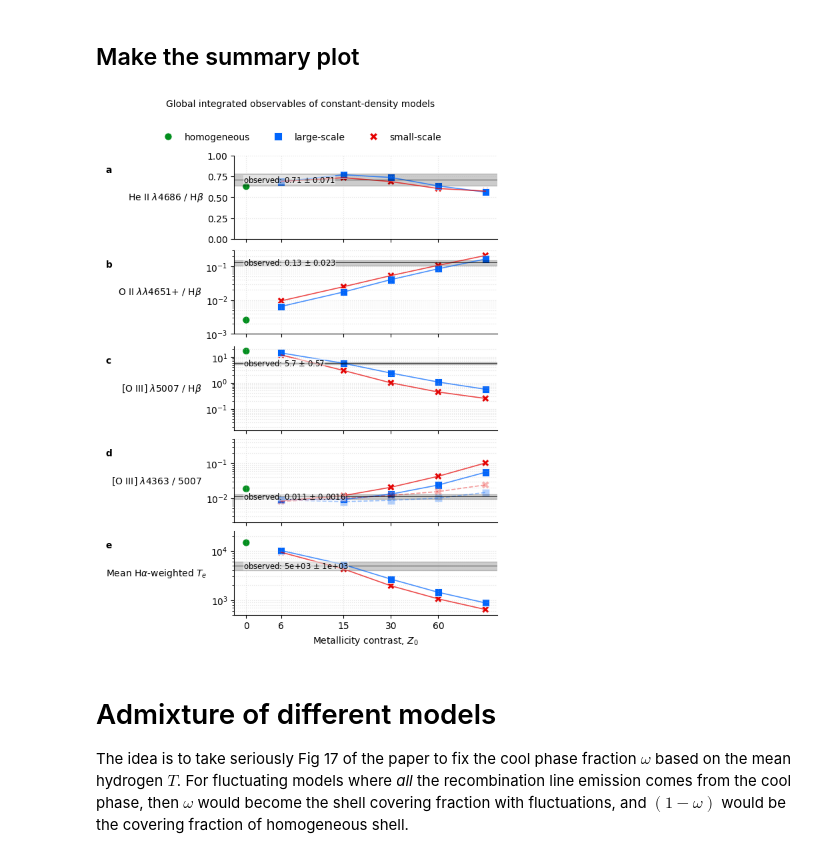
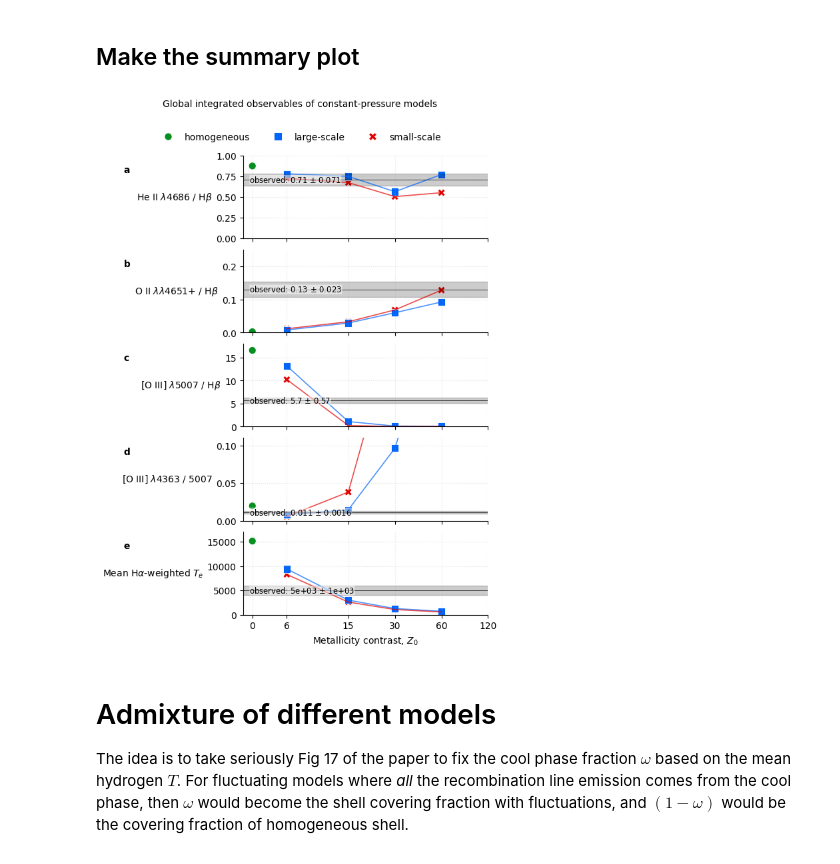
Before and after one commit to will-henney/teresa-pn-ou5, a Jupyter notebook: notebooks/05-03-cloudy-collect.ipynb, the cells around one changed output. Saved outputs shown, nothing was run; the diff lists cells and outputs as text; code cells hidden in the pictures.

Commit message:
Change over to linear y scale for all the Cloudy graphs

```diff
--- a/notebooks/05-03-cloudy-collect.ipynb
+++ b/notebooks/05-03-cloudy-collect.ipynb
@@ -28,8 +28,9 @@ class LuminosityNorm(StrEnum):
 # %% [markdown]
 ## Choose which options to make the figure for
 # %%
-dlaw = DensityLaw.CONSTANT_DENSITY
+dlaw = DensityLaw.CONSTANT_PRESSURE
 lnorm = LuminosityNorm.LOW
+PLOT_FLUORESCENCE = False
 # %%
 MODELSET = f"-{dlaw}-{lnorm}"
 # %%
@@ -131,11 +128,11 @@ ratios = [
 
 ylimits = {
     "HeII4686_Hb": (0.0, 1.0),
-    "OII4651_Hb": (0.001, 0.3),
-    "OIII5007_Hb": (0.015, 25),
-    "OIII4363_Hb": (0.001, 0.5),
-    "OIII4363_over_OIII5007": (0.002, 0.5),
-    "T_Ha": (500, 25_000),
+    "OII4651_Hb": (0.0, 0.25),
+    "OIII5007_Hb": (0.0, 18),
+    "OIII4363_Hb": (0.0, 0.5),
+    "OIII4363_over_OIII5007": (0.0, 0.11),
+    "T_Ha": (0, 17_000),
 }
 
 # Estimate of spatial variation in line ratios (%). Added as source of error
@@ -190,7 +187,7 @@ for i, (ax, col) in enumerate(zip(axes, ratios)):
         ax.plot(g["Z_amp"], g[col], alpha=0.7, color=palette.get(zlam), lw=1.2)
 
     # Add in collisional-only ratio for 4363/5007
-    if col.startswith("OIII4363"):
+    if PLOT_FLUORESCENCE and col.startswith("OIII4363"):
         colc = col.replace("4363", "4363_CO")
         sns.scatterplot(
             data=df, x="Z_amp", y=colc, hue="Z_lambda", style="Z_lambda",
@@ -210,7 +207,8 @@ for i, (ax, col) in enumerate(zip(axes, ratios)):
     ax.axhline(observed, color="k", linestyle="solid", lw=0.5)
     ax.text(-0.5, observed, olabel, va="center", fontsize="small", bbox=dict(fc="w", lw=0, alpha=0.5, boxstyle="Round, pad=0.01"))
 
-    ax.set_yscale("linear" if col.startswith("HeII") else "log")
+    # ax.set_yscale("linear" if col.startswith("HeII") else "log")
+    ax.set_yscale("linear")
     # symlog x: compress the linear segment around 0 to avoid the big gap
     ax.set_xscale("symlog", linthresh=6, linscale=0.2, subs=[1,2,3,4,5,6,7,8,9])
 
@@ -224,35 +222,35 @@ for i, (ax, col) in enumerate(zip(axes, ratios)):
 # Add subfig labels
 for ax, label in zip(axes, "abcde"):
     ax.text(-0.5, 0.8, " " + label, fontweight="heavy", transform=ax.transAxes)
 
 # tidy x axis: show the discrete amplitudes you have
 axes[-1].set_xlabel("Z_amp")
-axes[-1].set_xticks([0, 6, 15, 30, 60])
+axes[-1].set_xticks([0, 6, 15, 30, 60, 120])
 axes[-1].set_xticklabels([str(s) for s in axes[-1].get_xticks()])
 
 axes[-1].get_xaxis().set_minor_locator(plt.NullLocator())
 
 axes[-1].set_xlabel(r"Metallicity contrast, $Z_0$")
 
 # single legend (from the first axes)
 handles, labels = axes[0].get_legend_handles_labels()
 labelsubs = {
     "homog": "homogeneous",
     "long": "large-scale",
     "short": "small-scale",
 }
 fig.legend(
     handles, labelsubs.values(), ncol=3, frameon=False,
     loc="upper center", bbox_to_anchor=(0.5, 1.05)
 )
 title = (
     fr"Global integrated observables of constant-{tdict[dlaw]} models"
 )
 fig.suptitle(title, x=0.5, y=1.1, ha="center", fontsize="medium")
 sns.despine()
 fig.savefig(f"ou5-cloudy-line-ratios-vs-observed{MODELSET}.pdf", bbox_inches="tight")
 # %% [output]
-[figure, old version]
+[figure, new version]
 # %% [markdown]
 # Admixture of different models
 
```
Also changed, not shown: parts of 11 cells of this notebook, 26 other files.
